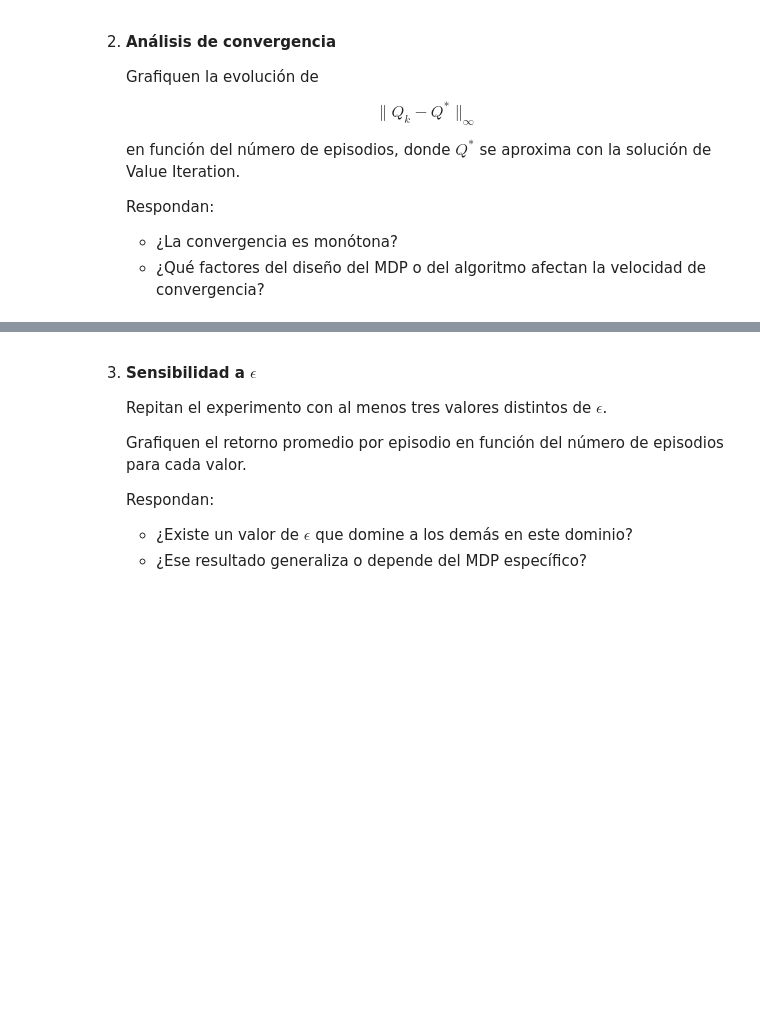
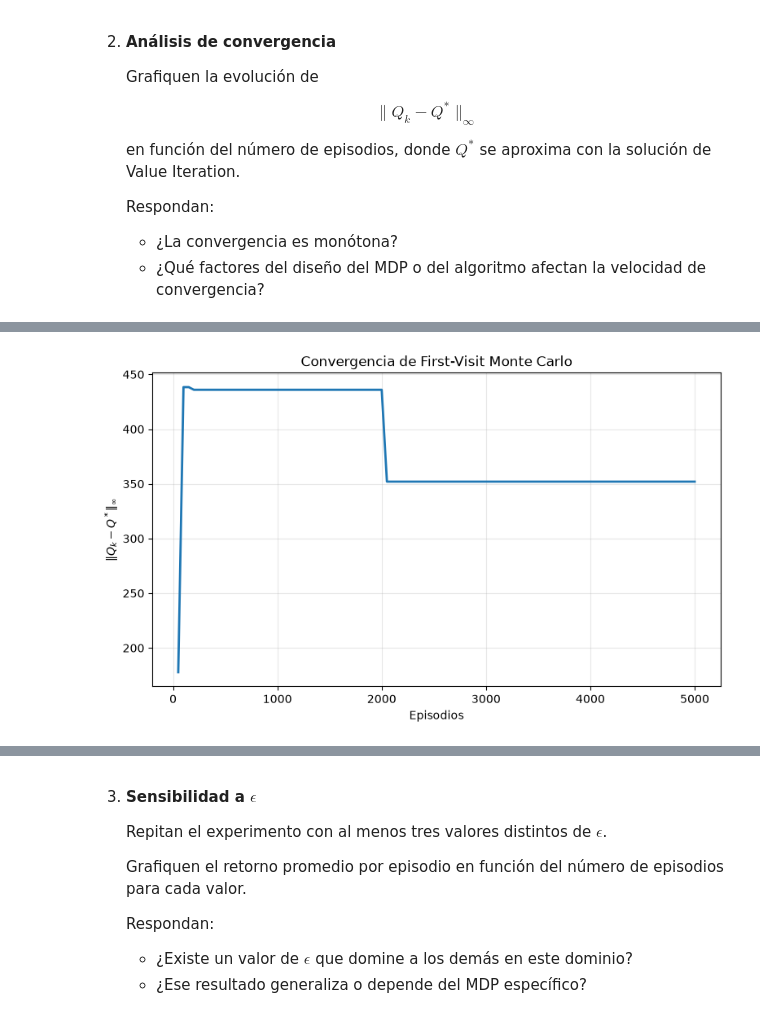
Before and after one commit to MarchMol/lab3_rl, a Jupyter notebook: lab3.ipynb, the cells around one changed output, grey strips where cells are left out. Cells and saved outputs as stored; diff of their text form; code cells hidden in the pictures; blank space fills up the shorter version.

```diff
--- a/lab3.ipynb
+++ b/lab3.ipynb
@@ -571,0 +1030,26 @@ else:
+# %%
+# Ejecutar experimento
+
+random.seed(0)
+np.random.seed(0)
+
+Q_conv, conv_episodes, conv_errors = mc_convergence_analysis(
+    GridEnv(), Q_star, episodes=5000, eps=0.1, gamma=0.99, record_every=50
+)
+# %%
+# Graficar ||Q_k - Q*||_infinity
+
+plt.figure(figsize=(9, 5))
+
+plt.plot(conv_episodes, conv_errors, linewidth=2)
+
+plt.xlabel("Episodios")
+plt.ylabel(r"$\|Q_k - Q^*\|_\infty$")
+
+plt.title("Convergencia de First-Visit Monte Carlo")
+
+plt.grid(alpha=0.3)
+
+plt.show()
+# %% [output]
+[figure, added]
```
Also changed, not shown: parts of 18 cells of this notebook.
